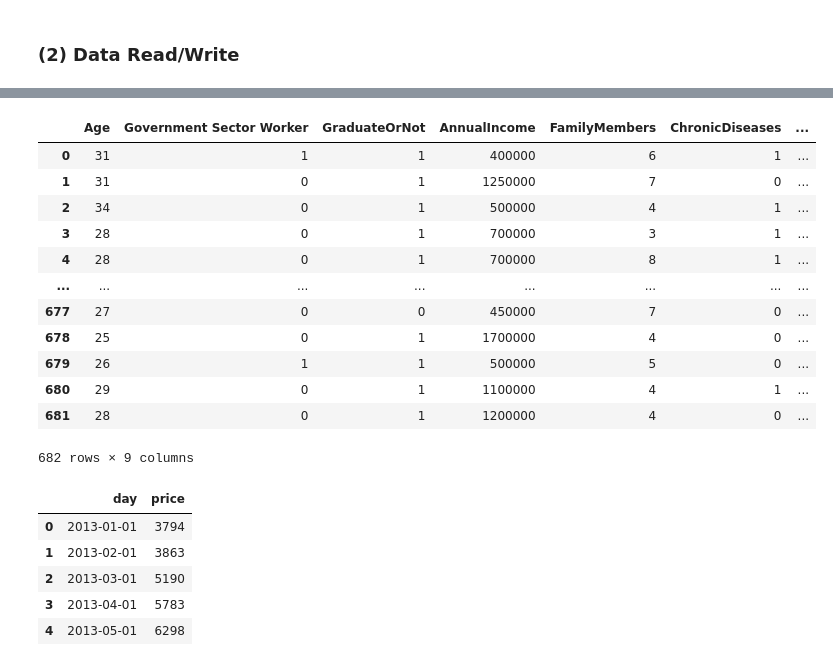
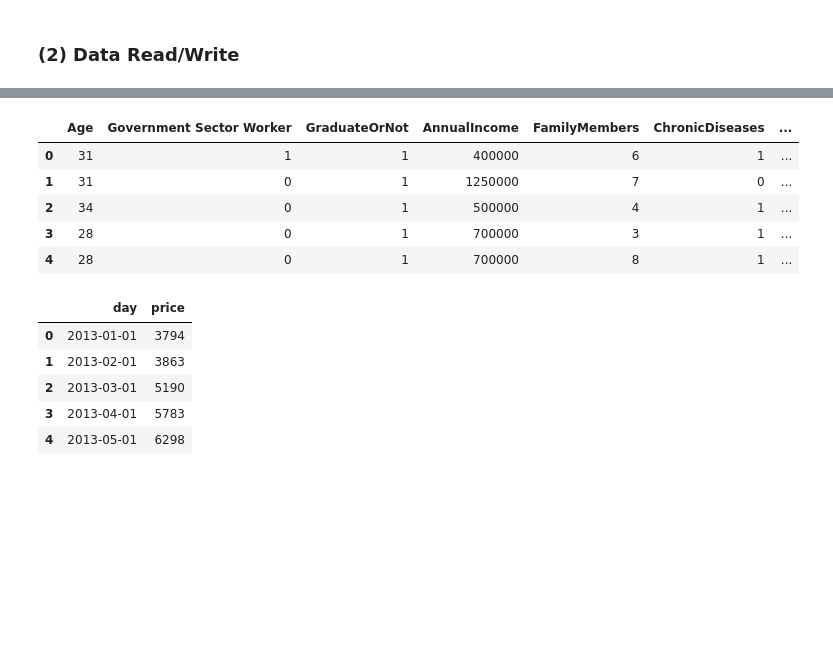
Before and after one commit to hjben/adp, a Jupyter notebook: 1_codebook_DF.ipynb, the cells around one changed output, grey strips where cells are left out. Saved outputs shown, nothing was run; the diff lists cells and outputs as text; code cells hidden in the pictures; blank space fills up the shorter version.

```diff
--- a/1_codebook_DF.ipynb
+++ b/1_codebook_DF.ipynb
@@ -193,20 +177,13 @@ iris
 # %%
 ins_old = pd.read_csv('./ADP_book_ver01/data/travel.csv', sep=';') # csv 분할 기호 추가 가능
-ins_old
+ins_old.head()
 # %% [output]
 |  | Age | Government Sector Worker | GraduateOrNot | AnnualIncome | FamilyMembers | ChronicDiseases | ... |
 | 0 | 31 | 1 | 1 | 400000 | 6 | 1 | ... |
 | 1 | 31 | 0 | 1 | 1250000 | 7 | 0 | ... |
 | 2 | 34 | 0 | 1 | 500000 | 4 | 1 | ... |
 | 3 | 28 | 0 | 1 | 700000 | 3 | 1 | ... |
 | 4 | 28 | 0 | 1 | 700000 | 8 | 1 | ... |
-| ... | ... | ... | ... | ... | ... | ... | ... |
-| 677 | 27 | 0 | 0 | 450000 | 7 | 0 | ... |
-| 678 | 25 | 0 | 1 | 1700000 | 4 | 0 | ... |
-| 679 | 26 | 1 | 1 | 500000 | 5 | 0 | ... |
-| 680 | 29 | 0 | 1 | 1100000 | 4 | 1 | ... |
-| 681 | 28 | 0 | 1 | 1200000 | 4 | 0 | ... |
-682 rows × 9 columns
 # %%
 arima_data = pd.read_csv('./ADP_book_ver01/data/arima_data.csv', names=['day', 'price']) # column명 추가
 arima_data.head()
```
Also changed, not shown: parts of 165 cells of this notebook, 2 other files.
